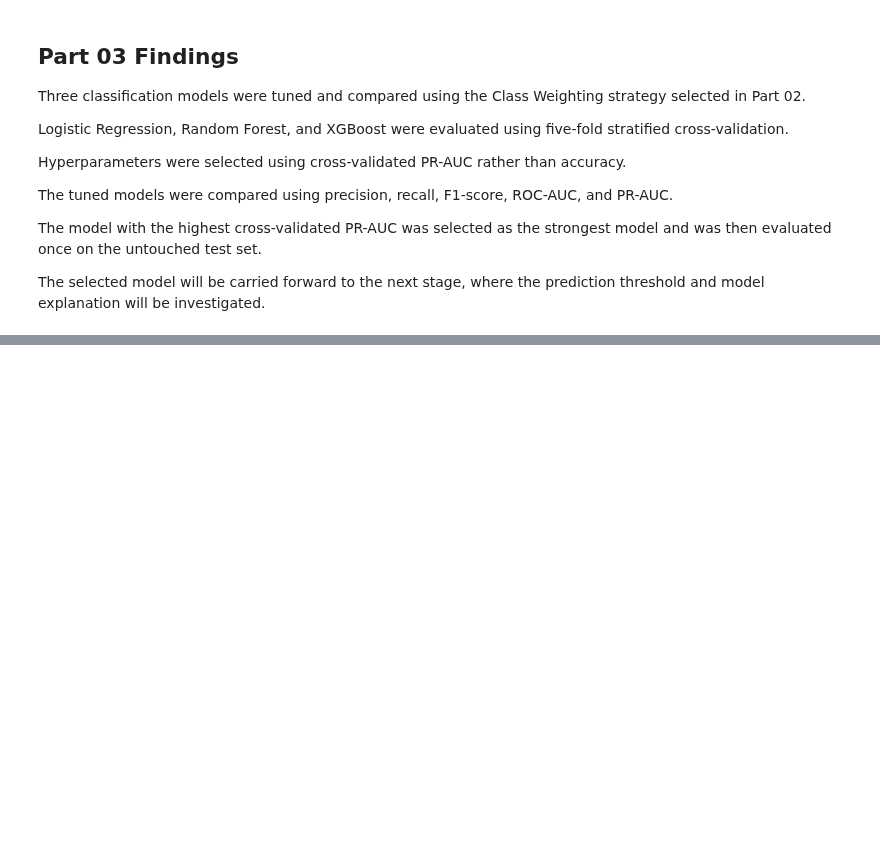
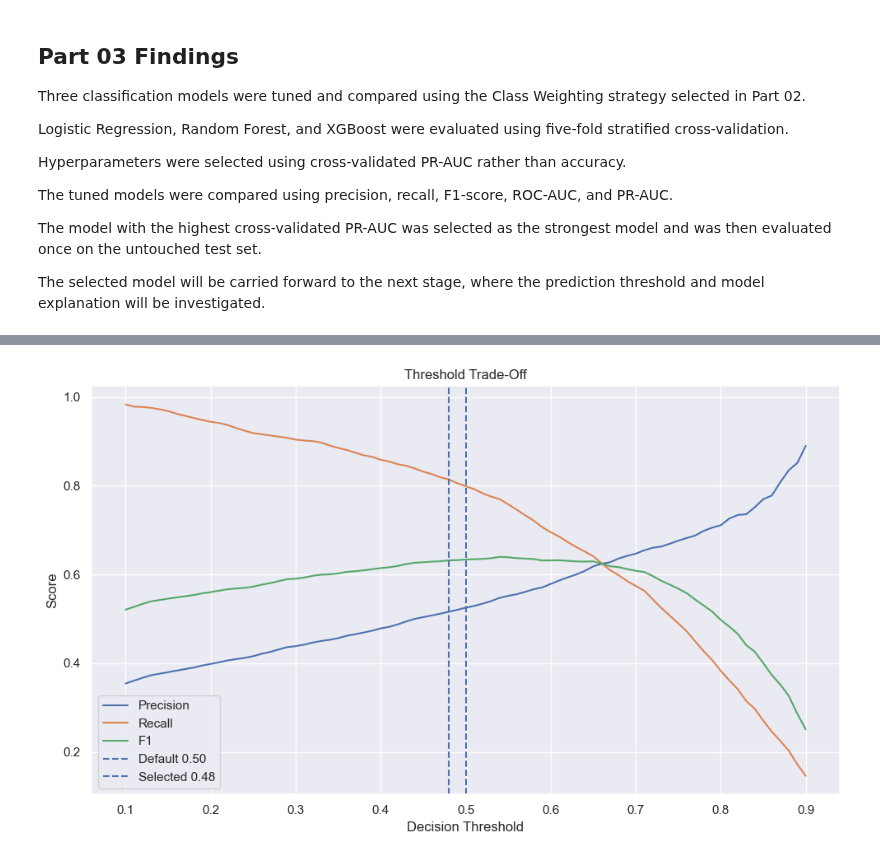
Before and after one commit to francisparwez/telco-customer-churn, a Jupyter notebook: Telco_Churn.ipynb, the cells around one changed output, grey strips where cells are left out. Drawn from its saved outputs; the diff is of its cells as text; code cells hidden in the pictures; blank space fills up the shorter version.

Commit message:
11 Complete Threshold Tuning & Model Explanation

```diff
--- a/Telco_Churn.ipynb
+++ b/Telco_Churn.ipynb
@@ -2931,0 +2977,14 @@ The selected model will be carried forward to the next stage, where the predicti
+# %%
+from sklearn.model_selection import cross_val_predict
+
+oof_probabilities = cross_val_predict(
+    best_model,
+    X_train,
+    y_train,
+    cv=tuning_cv,
+    method="predict_proba",
+    n_jobs=-1
+)[:, 1]
+
+print("Number of out-of-fold predictions:", len(oof_probabilities))
+print("Number of training rows:", len(y_train))
@@ -2931,0 +3181,50 @@ The selected model will be carried forward to the next stage, where the predicti
+# %%
+import matplotlib.pyplot as plt
+
+plt.figure(figsize=(10, 6))
+
+plt.plot(
+    threshold_results["Threshold"],
+    threshold_results["Precision"],
+    label="Precision"
+)
+
+plt.plot(
+    threshold_results["Threshold"],
+    threshold_results["Recall"],
+    label="Recall"
+)
+
+plt.plot(
+    threshold_results["Threshold"],
+    threshold_results["F1"],
+    label="F1"
+)
+
+plt.axvline(
+    0.50,
+    linestyle="--",
+    label="Default 0.50"
+)
+
+plt.axvline(
+    best_threshold,
+    linestyle="--",
+    label=f"Selected {best_threshold:.2f}"
+)
+
+plt.xlabel("Decision Threshold")
+plt.ylabel("Score")
+plt.title("Threshold Trade-Off")
+plt.legend()
+plt.tight_layout()
+
+plt.savefig(
+    "images/22_threshold_tradeoff.png",
+    dpi=300,
+    bbox_inches="tight"
+)
+
+plt.show()
+# %% [output]
+[figure, added]
```
Also changed, not shown: parts of 28 cells of this notebook, 7 other files.
